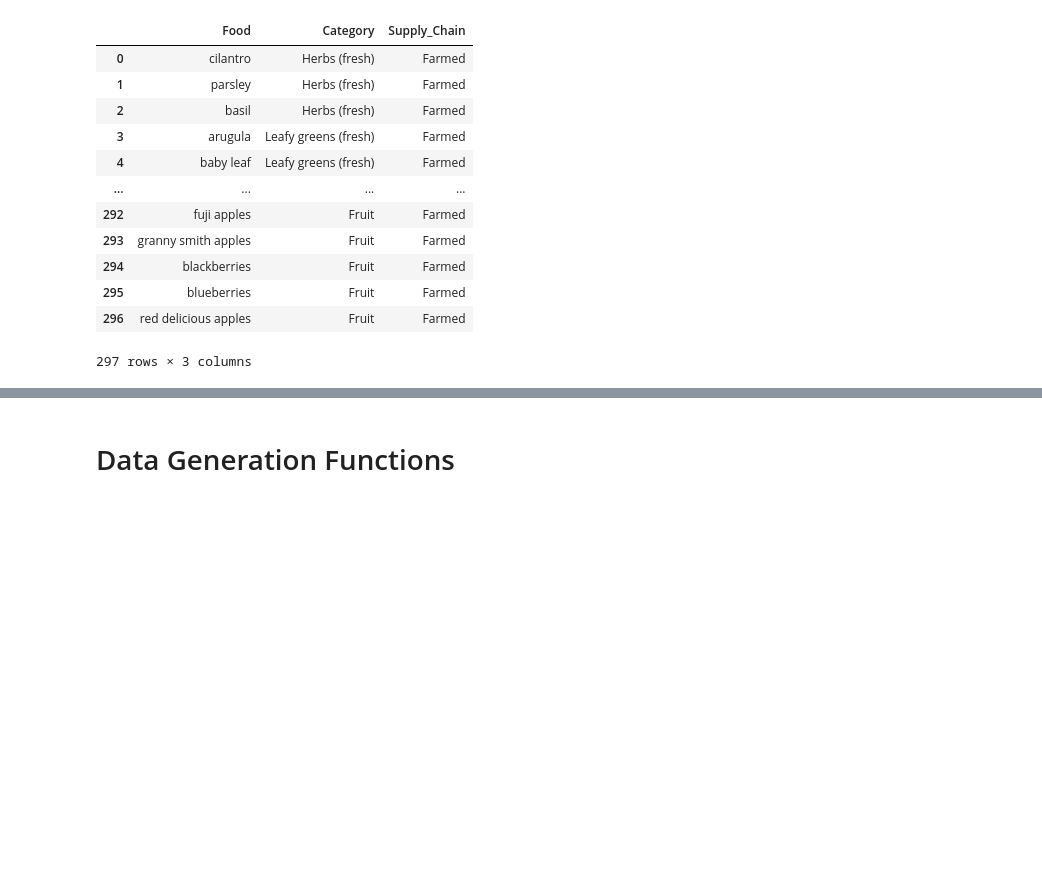
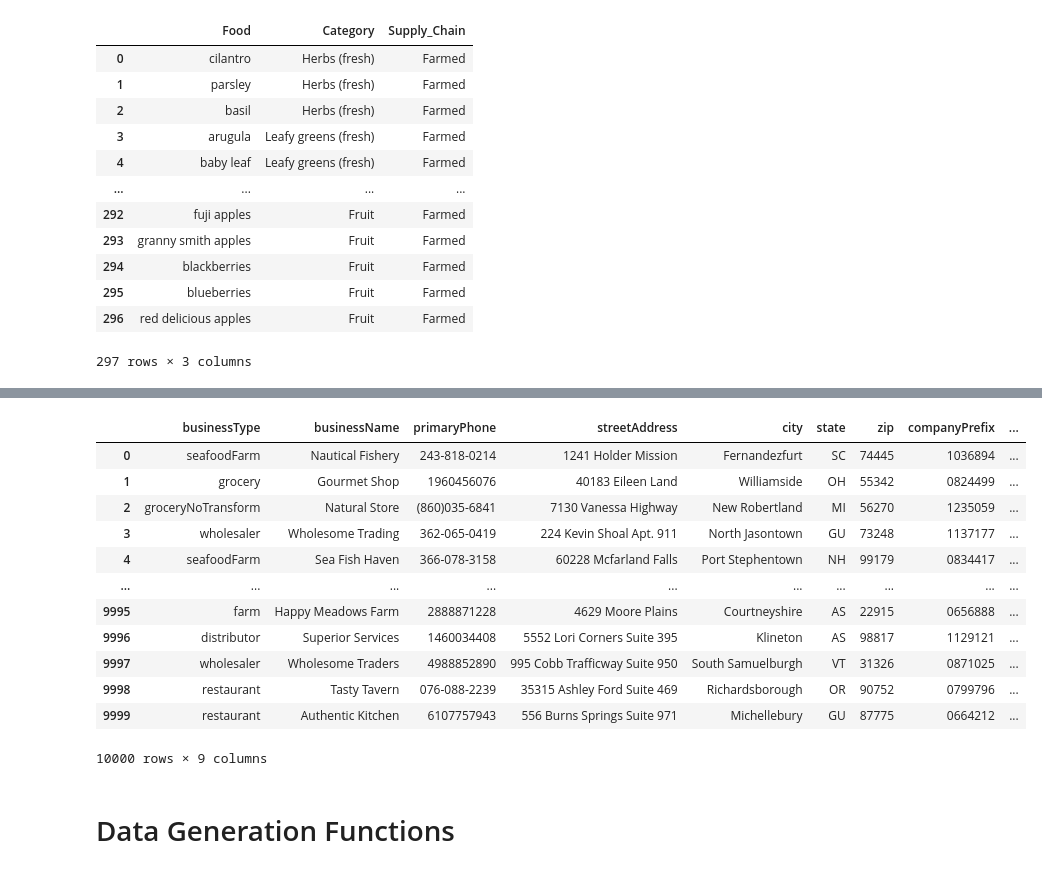
Before and after one commit to jcusworth1/GMU-DAEN690-FoodTraceability, a Jupyter notebook: generation_workflow.ipynb, the cells around one changed output, grey strips where cells are left out. Cells and saved outputs as stored; diff of their text form; code cells hidden in the pictures; blank space fills up the shorter version.

```diff
--- a/generation_workflow.ipynb
+++ b/generation_workflow.ipynb
@@ -47,3 +29,23 @@ entities_df
+# %%
+entities_df = generate_business_entities()
+endings = np.random.randint(10000,99999,size=len(entities_df))
+glnList = entities_df['companyPrefix'].values
+entities_df['gln']=[prefix + '.' + str(ending) for prefix,ending in zip(glnList,endings)]
+entities_df
+# %% [output]
+|  | businessType | businessName | primaryPhone | streetAddress | city | state | zip | companyPrefix | ... |
+| 0 | seafoodFarm | Nautical Fishery | 243-818-0214 | 1241 Holder Mission | Fernandezfurt | SC | 74445 | 1036894 | ... |
+| 1 | grocery | Gourmet Shop | 1960456076 | 40183 Eileen Land | Williamside | OH | 55342 | 0824499 | ... |
+| 2 | groceryNoTransform | Natural Store | (860)035-6841 | 7130 Vanessa Highway | New Robertland | MI | 56270 | 1235059 | ... |
+| 3 | wholesaler | Wholesome Trading | 362-065-0419 | 224 Kevin Shoal Apt. 911 | North Jasontown | GU | 73248 | 1137177 | ... |
+| 4 | seafoodFarm | Sea Fish Haven | 366-078-3158 | 60228 Mcfarland Falls | Port Stephentown | NH | 99179 | 0834417 | ... |
+| ... | ... | ... | ... | ... | ... | ... | ... | ... | ... |
+| 9995 | farm | Happy Meadows Farm | 2888871228 | 4629 Moore Plains | Courtneyshire | AS | 22915 | 0656888 | ... |
+| 9996 | distributor | Superior Services | 1460034408 | 5552 Lori Corners Suite 395 | Klineton | AS | 98817 | 1129121 | ... |
+| 9997 | wholesaler | Wholesome Traders | 4988852890 | 995 Cobb Trafficway Suite 950 | South Samuelburgh | VT | 31326 | 0871025 | ... |
+| 9998 | restaurant | Tasty Tavern | 076-088-2239 | 35315 Ashley Ford Suite 469 | Richardsborough | OR | 90752 | 0799796 | ... |
+| 9999 | restaurant | Authentic Kitchen | 6107757943 | 556 Burns Springs Suite 971 | Michellebury | GU | 87775 | 0664212 | ... |
+10000 rows × 9 columns
 # %% [markdown]
 # Data Generation Functions
 # %% [markdown]
```
Also changed, not shown: parts of 17 cells of this notebook, 1 other file.
